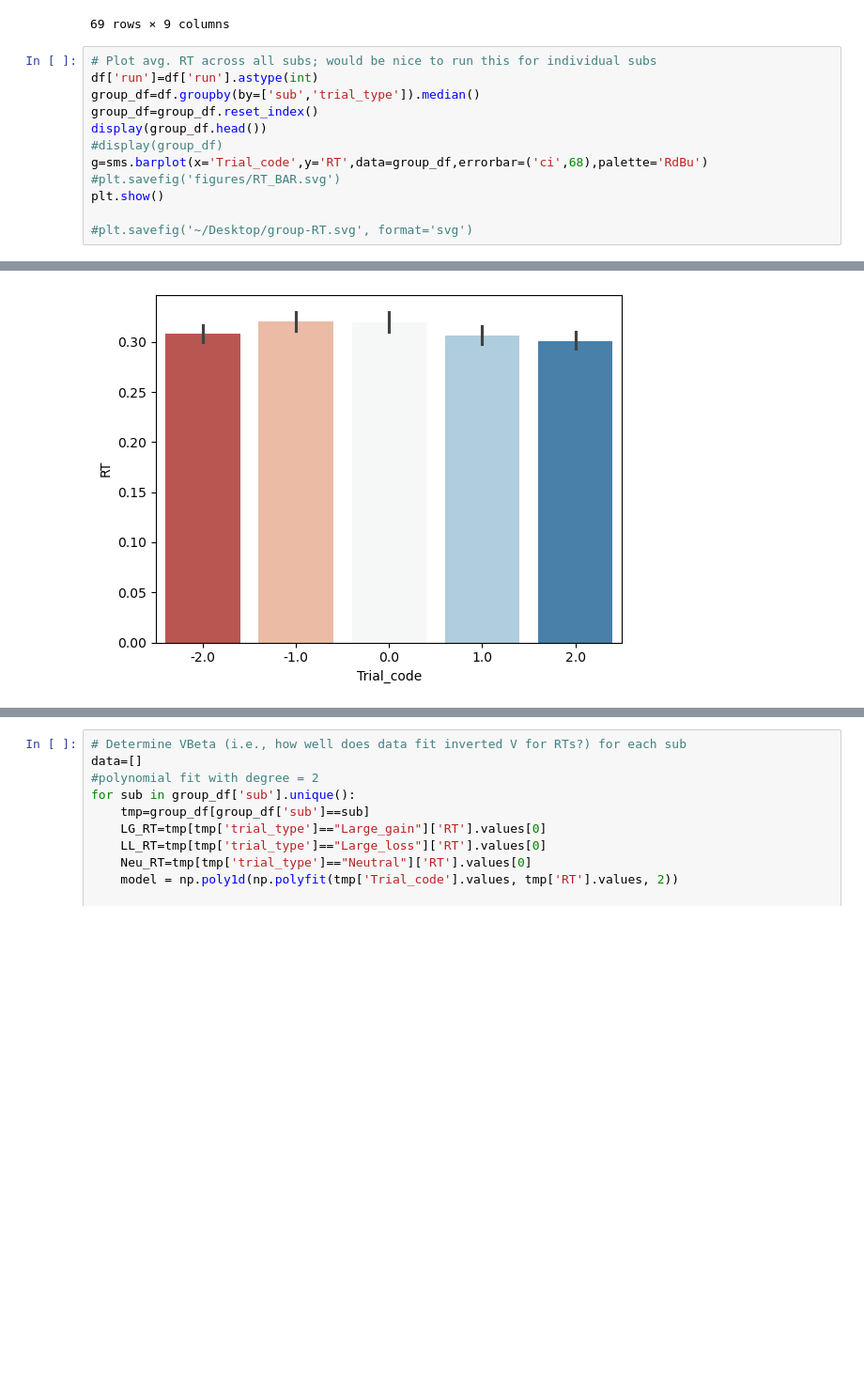
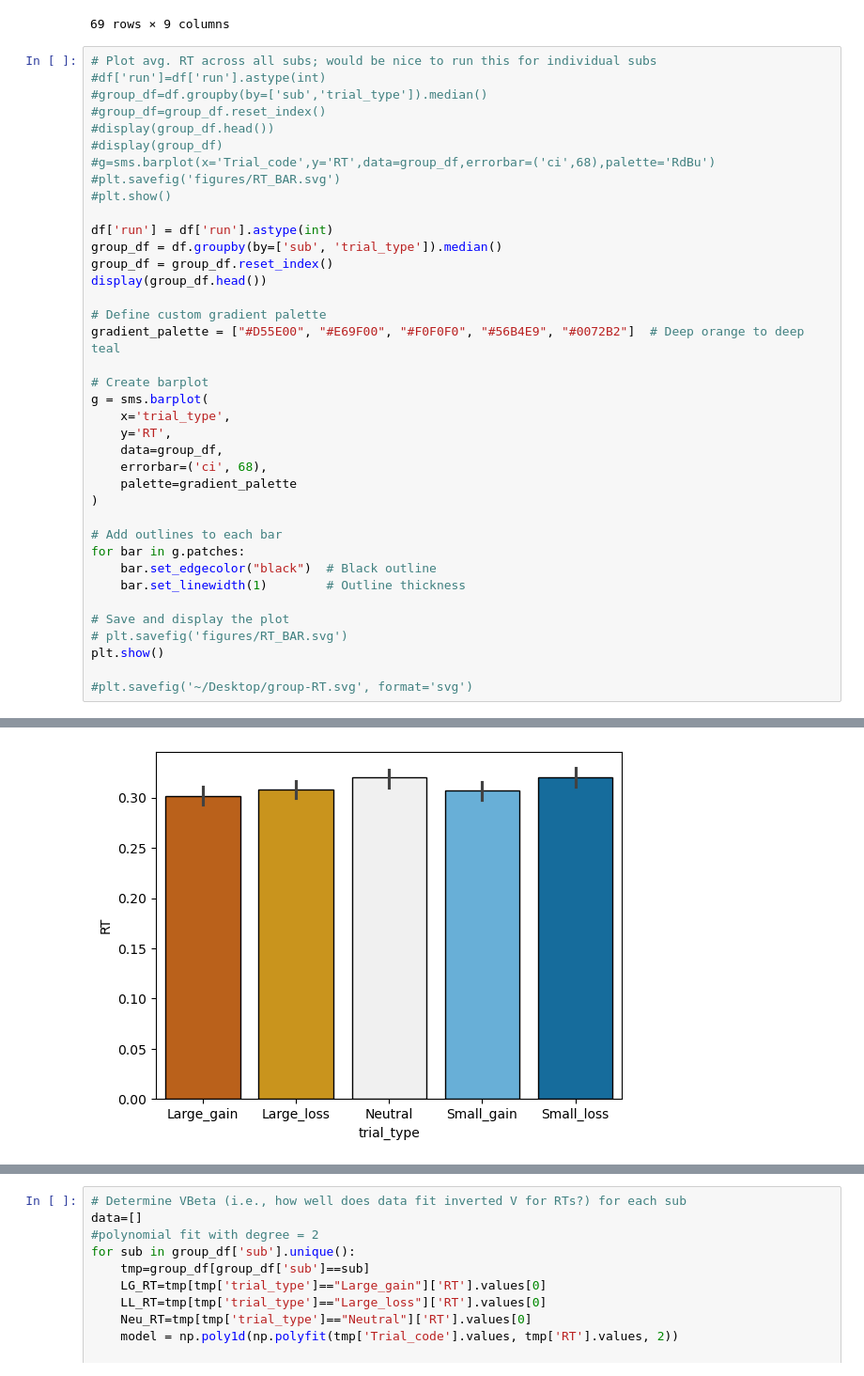
Before and after one commit to DVS-Lab/istart-mid-clean, a Jupyter notebook: code/Behave_update.ipynb, the cells around one changed output, grey strips where cells are left out. Shown at 94% size. Saved outputs shown, nothing was run; the diff lists cells and outputs as text; blank space fills up the shorter version.

Commit message:
Clean up for final figures

```diff
--- a/code/Behave_update.ipynb
+++ b/code/Behave_update.ipynb
@@ -191,13 +191,39 @@ df[df['sub']=='sub-3199']
 69 rows × 9 columns
 # %%
 # Plot avg. RT across all subs; would be nice to run this for individual subs
-df['run']=df['run'].astype(int)
-group_df=df.groupby(by=['sub','trial_type']).median()
-group_df=group_df.reset_index()
+#df['run']=df['run'].astype(int)
+#group_df=df.groupby(by=['sub','trial_type']).median()
+#group_df=group_df.reset_index()
+#display(group_df.head())
+#display(group_df)
+#g=sms.barplot(x='Trial_code',y='RT',data=group_df,errorbar=('ci',68),palette='RdBu')
+#plt.savefig('figures/RT_BAR.svg')
+#plt.show()
+
+df['run'] = df['run'].astype(int)
+group_df = df.groupby(by=['sub', 'trial_type']).median()
+group_df = group_df.reset_index()
 display(group_df.head())
-#display(group_df)
-g=sms.barplot(x='Trial_code',y='RT',data=group_df,errorbar=('ci',68),palette='RdBu')
-#plt.savefig('figures/RT_BAR.svg')
+
+# Define custom gradient palette
+gradient_palette = ["#D55E00", "#E69F00", "#F0F0F0", "#56B4E9", "#0072B2"]  # Deep orange to deep teal
+
+# Create barplot
+g = sms.barplot(
+    x='trial_type',
+    y='RT',
+    data=group_df,
+    errorbar=('ci', 68),
+    palette=gradient_palette
+)
+
+# Add outlines to each bar
+for bar in g.patches:
+    bar.set_edgecolor("black")  # Black outline
+    bar.set_linewidth(1)        # Outline thickness
+
+# Save and display the plot
+# plt.savefig('figures/RT_BAR.svg')
 plt.show()
 
 #plt.savefig('~/Desktop/group-RT.svg', format='svg')
@@ -214,3 +240,3 @@ Passing `palette` without assigning `hue` is deprecated and will be removed in v
-[figure, old version]
+[figure, new version]
 # %%
 import matplotlib.pyplot as plt
```
Also changed, not shown: parts of 11 cells of this notebook, 6 other files.
